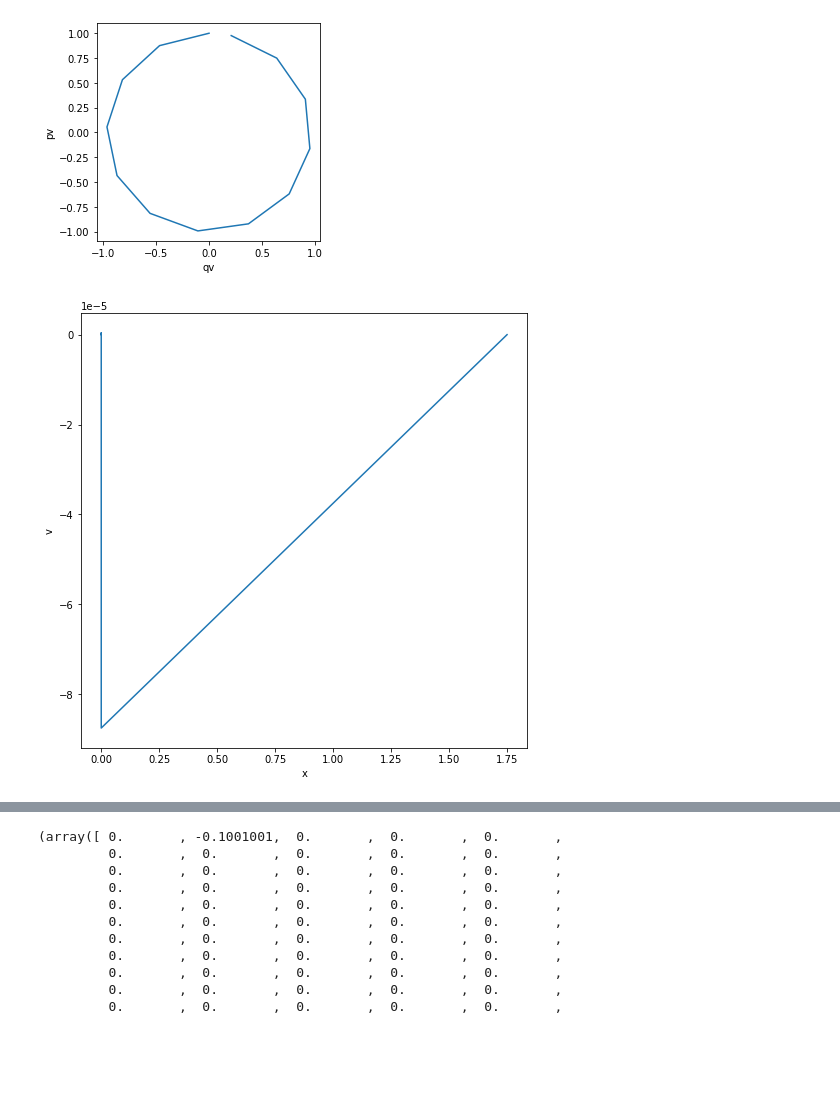
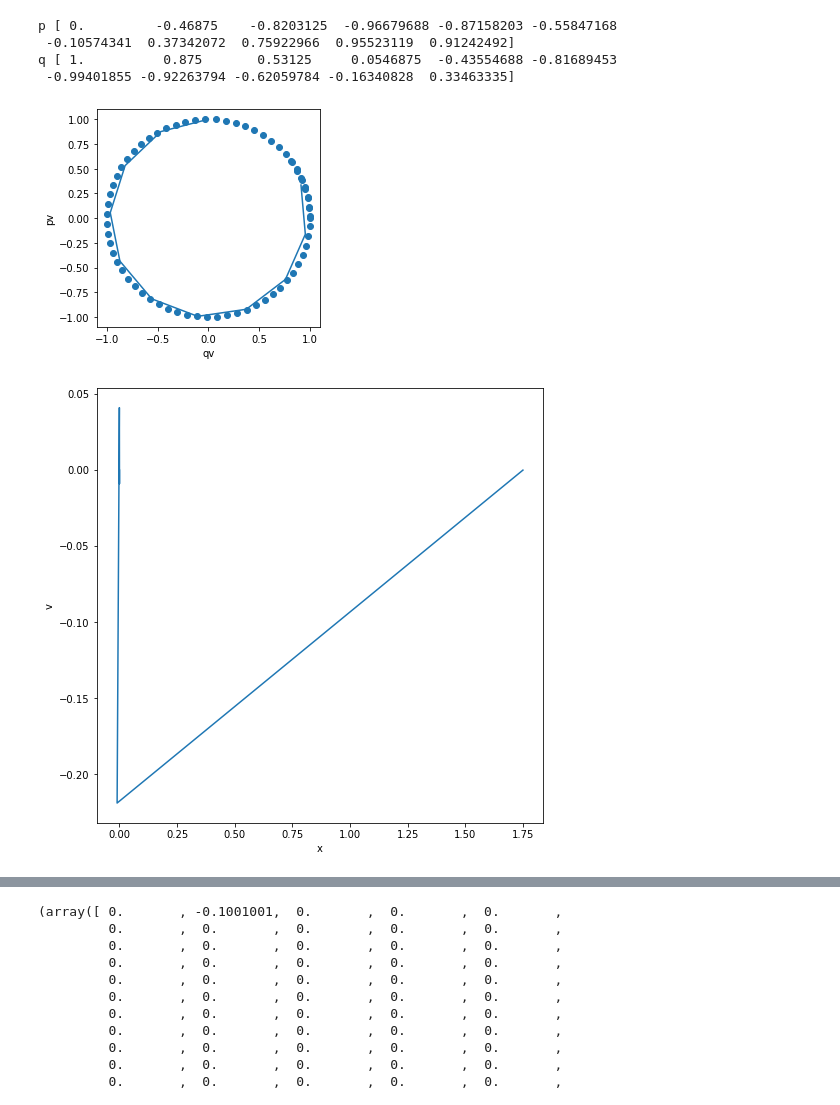
Before and after one commit to tayfununal/Normalizing-Flows, a Jupyter notebook: eulerverlet.ipynb, the cells around one changed output, grey strips where cells are left out. Drawn from its saved outputs; the diff is of its cells as text; code cells hidden in the pictures; blank space fills up the shorter version.

```diff
--- a/eulerverlet.ipynb
+++ b/eulerverlet.ipynb
@@ -46,15 +134,7 @@ plt.show()
 import math
 import numpy as np
 
-
-h=0.01
-N=1000
-
-pv = np.zeros(N)
-qv = np.zeros(N)
-pv[0] = 0
-qv[0] = 1
-def verlet(h = 0.5, num_steps = 12):
+def verlet(h = 0.5, num_steps = 10):
 
   pv = np.zeros(num_steps + 1)
   qv = np.zeros(num_steps + 1)
@@ -72,45 +152,56 @@ def verlet(h = 0.5, num_steps = 12):
   return pv,qv
 
 pv, qv = verlet()
+print("p", pv ,"\nq", qv)
+# %% [output]
+p [ 0.         -0.46875    -0.8203125  -0.96679688 -0.87158203 -0.55847168
+ -0.10574341  0.37342072  0.75922966  0.95523119  0.91242492]
+q [ 1.          0.875       0.53125     0.0546875  -0.43554688 -0.81689453
+ -0.99401855 -0.92263794 -0.62059784 -0.16340828  0.33463335]
 # %%
 plt.figure(figsize = (4, 4))
 plt.plot(pv[:, ], qv[:,])
 plt.xlabel('qv')
 plt.ylabel('pv')
+t=np.arange(0,7,0.1)
+x=np.cos(t)
+y=np.sin(t)
+plt.scatter(x,y)
 plt.show()
 # %% [output]
-[figure, old version]
+[figure, new version]
 # %%
 import numpy as np
 import matplotlib.pyplot as plt
 
 
 N = 1000
 x0 = 1
 w=1
+h=0.5
 
 t = np.linspace(0,100,N)
 dt = t[1]-t[0]
 
 
 pv1 = np.zeros(N)
 qv1 = np.zeros(N)
 pv1[0] = 2 + 0.25 * math.cos(math.pi)
 qv1[0] = 2 * math.sin(math.pi)
 
 for i in range(N-1):
 
     pv1[(i+1)//2] = pv1[i] - h*qv1[i]/2
     qv1[i+1] = qv1[i] + h*(pv1[i] - h*qv1[i]/2)
     qv1[i+1] = pv1[i+1]/2 - h/2*(qv1[i] + h*(pv1[i] - h/2*qv1[i]))
 
 plt.figure(figsize = (8, 8))
 plt.plot(pv1[:, ], qv1[:,])
 plt.xlabel('x')
 plt.ylabel('v')
 plt.show()
 # %% [output]
-[figure, old version]
+[figure, new version]
 # %%
 #leapfrog
 import numpy as np
```
Also changed, not shown: parts of 11 cells of this notebook.
